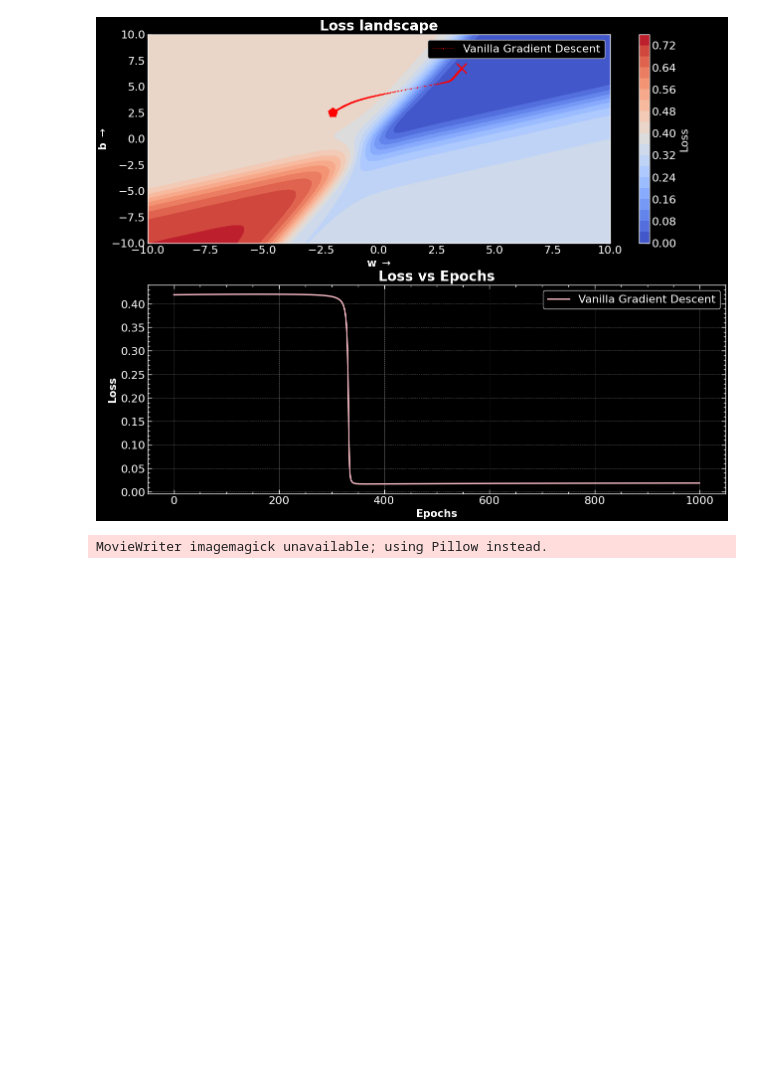
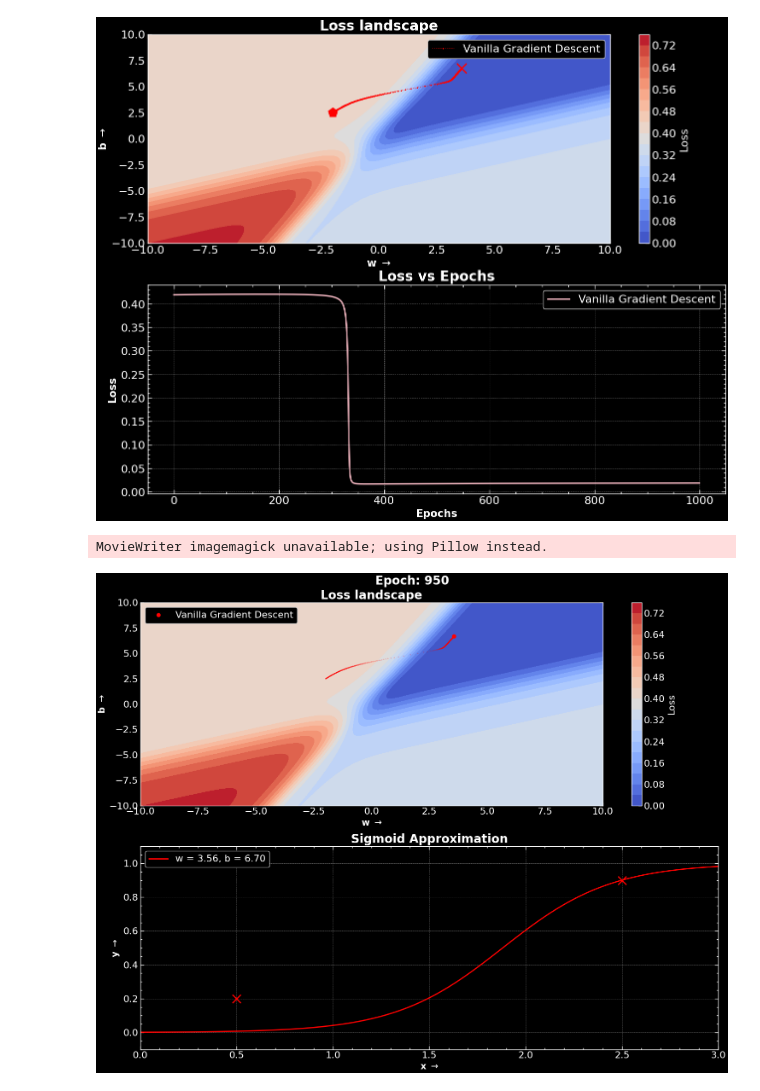
Before and after one commit to ScientificArchisman/Numerical-methods, a Jupyter notebook: Optimisation_algorithms/optim.ipynb, the cells around one changed output. Saved outputs shown, nothing was run; the diff lists cells and outputs as text; code cells hidden in the pictures; blank space fills up the shorter version.

```diff
--- a/Optimisation_algorithms/optim.ipynb
+++ b/Optimisation_algorithms/optim.ipynb
@@ -181,41 +181,43 @@ ax2.set_ylim(-0.1, 1.1)
 ax2.set_title("Sigmoid Approximation", fontsize = 20, fontweight = "bold")
 ax2.set_xlabel(r"x $\rightarrow$", fontsize = 15, fontweight = "bold")
 ax2.set_ylabel(r"y $\rightarrow$", fontsize = 15, fontweight = "bold")
-ax2.scatter(xtrue, ytrue, color = "red", label = "True Points", s = 200, marker = "x")
+ax2.scatter(xtrue, ytrue, color = "red", s = 200, marker = "x")
 
 loss_matrix, w_vals, b_vals = sig.plot_loss_landscape(fig, ax1)
 losses_VGD, ws_VGD, bs_VGD = sig.do_vanilla_gradient_descent(lr = 1.0, epochs = 1000, starting_point=(-2, 2.5))
 
-line, = ax1.plot([], [], "ro", markersize = 0.2,  label = "Vanilla Gradient Descent")
+line, = ax1.plot([], [], "ro", markersize = 0.2)
 line2, = ax2.plot([], [], "r-", markersize = 0.2,  label = f"w = {ws_VGD[0]:.2f}, b = {bs_VGD[0]:.2f}")
-point, = ax1.plot([], [], "ro")
-ax2.legend()
+point, = ax1.plot([], [], "ro",  label = "Vanilla Gradient Descent")
+ax1.legend(loc = "upper left")
 
 desired_frames = 300
 skip_rate = len(ws_VGD) // desired_frames
 
 suptitle = fig.suptitle('Epoch: 0', fontsize = 20, fontweight = "bold")
 
 def init():
     line.set_data([], [])
     line2.set_data([], [])
     point.set_data([], [])
     suptitle.set_text('Epoch: 0')
     return line, point
 
 xfit = np.linspace(0, 3, 100)
 def animate(i):
     frame_end = skip_rate * i
     w, b = ws_VGD[frame_end], bs_VGD[frame_end]
     y_pts = sig.calc_sigmoid(xfit, w, b)
     line.set_data(ws_VGD[:frame_end], bs_VGD[:frame_end])
     line2.set_data(xfit, y_pts)
     point.set_data(ws_VGD[frame_end], bs_VGD[frame_end])
     suptitle.set_text(f'Epoch: {frame_end}')
-    ax2.legend().texts[0].set_text(f'w = {w:.2f}, b = {b:.2f}')
+    ax2.legend(loc = "upper left").texts[0].set_text(f'w = {w:.2f}, b = {b:.2f}')
     return line, point
 
+plt.tight_layout()
 ani = animation.FuncAnimation(fig, animate, frames=desired_frames, init_func=init, blit=True)
 ani.save("vanilla_gradient_descent.gif", writer="imagemagick", fps=30)
 # %% [output]
 MovieWriter imagemagick unavailable; using Pillow instead.
+[figure, added]
```
Also changed, not shown: 1 other file.
